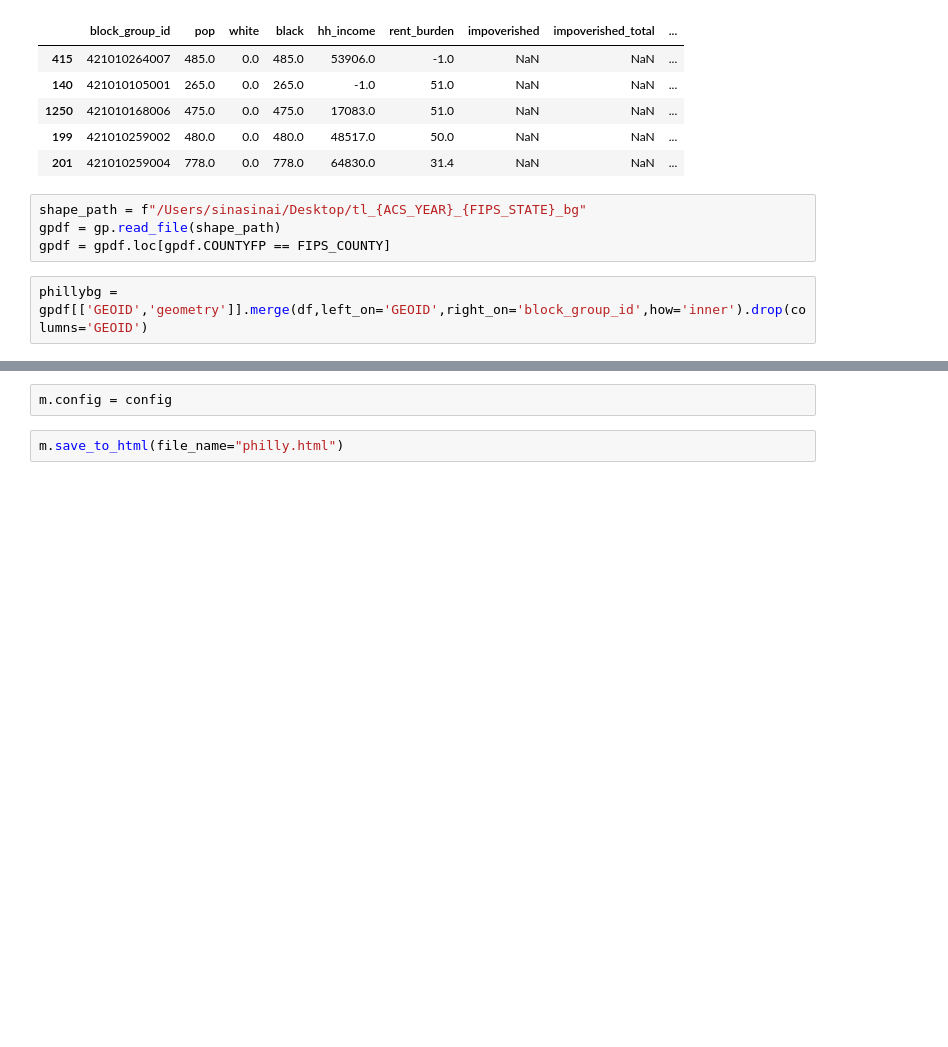
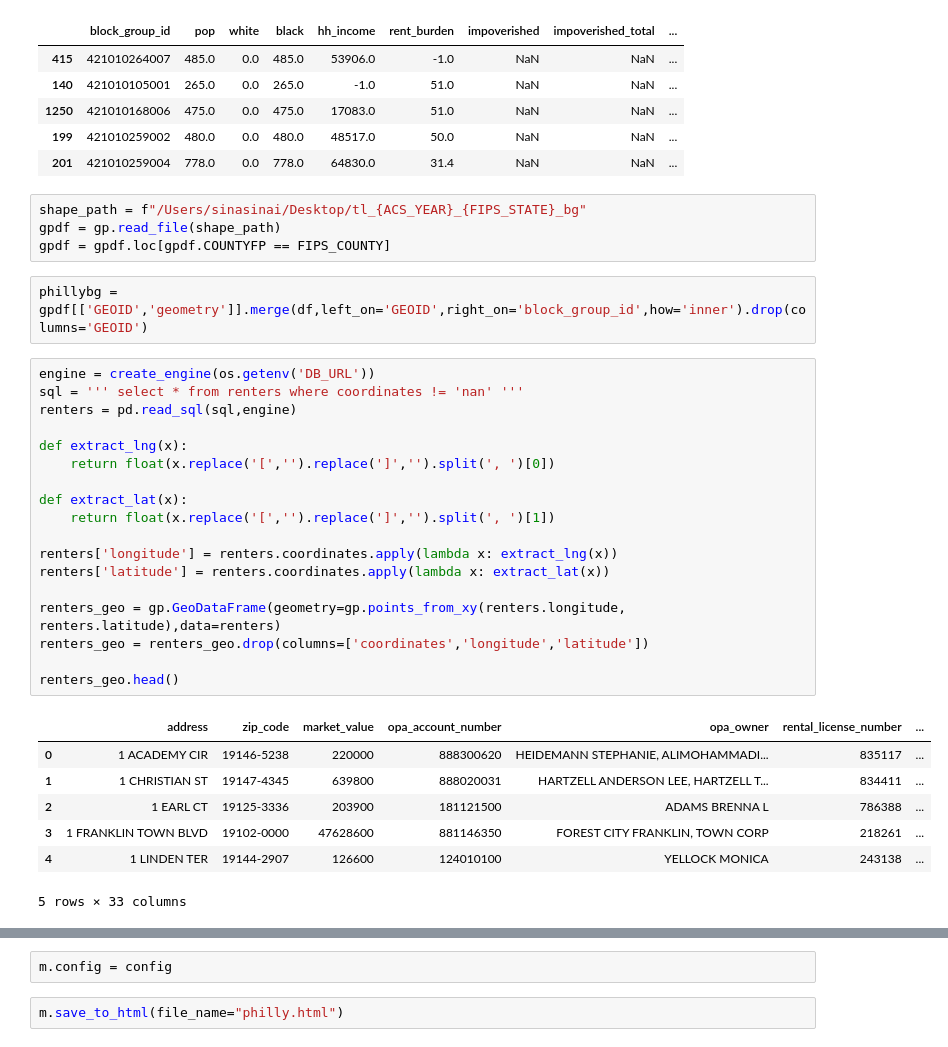
Before and after one commit to sinasinai/exploratory, a Jupyter notebook: philly/philly map notebook.ipynb, the cells around one changed output, grey strips where cells are left out. Drawn from its saved outputs; the diff is of its cells as text; blank space fills up the shorter version.

```diff
--- a/philly/philly map notebook.ipynb
+++ b/philly/philly map notebook.ipynb
@@ -169,6 +170,32 @@ gpdf = gp.read_file(shape_path)
 gpdf = gpdf.loc[gpdf.COUNTYFP == FIPS_COUNTY]
 # %%
 phillybg = gpdf[['GEOID','geometry']].merge(df,left_on='GEOID',right_on='block_group_id',how='inner').drop(columns='GEOID')
+# %%
+engine = create_engine(os.getenv('DB_URL'))
+sql = ''' select * from renters where coordinates != 'nan' '''
+renters = pd.read_sql(sql,engine)
+
+def extract_lng(x):
+    return float(x.replace('[','').replace(']','').split(', ')[0])
+
+def extract_lat(x):
+    return float(x.replace('[','').replace(']','').split(', ')[1])
+
+renters['longitude'] = renters.coordinates.apply(lambda x: extract_lng(x))
+renters['latitude'] = renters.coordinates.apply(lambda x: extract_lat(x))
+
+renters_geo = gp.GeoDataFrame(geometry=gp.points_from_xy(renters.longitude, renters.latitude),data=renters)
+renters_geo = renters_geo.drop(columns=['coordinates','longitude','latitude'])
+
+renters_geo.head()
+# %% [output]
+|  | address | zip_code | market_value | opa_account_number | opa_owner | rental_license_number | ... |
+| 0 | 1 ACADEMY CIR | 19146-5238 | 220000 | 888300620 | HEIDEMANN STEPHANIE, ALIMOHAMMADI... | 835117 | ... |
+| 1 | 1 CHRISTIAN ST | 19147-4345 | 639800 | 888020031 | HARTZELL ANDERSON LEE, HARTZELL T... | 834411 | ... |
+| 2 | 1 EARL CT | 19125-3336 | 203900 | 181121500 | ADAMS BRENNA L | 786388 | ... |
+| 3 | 1 FRANKLIN TOWN BLVD | 19102-0000 | 47628600 | 881146350 | FOREST CITY FRANKLIN, TOWN CORP | 218261 | ... |
+| 4 | 1 LINDEN TER | 19144-2907 | 126600 | 124010100 | YELLOCK MONICA | 243138 | ... |
+5 rows × 33 columns
 # %%
 m = keplergl.KeplerGl()
 m.add_data(data=philly,name=f"ACS - 5 Year {ACS_YEAR} - Census Tracts")
```
Also changed, not shown: parts of 4 cells of this notebook, 2 other files.
